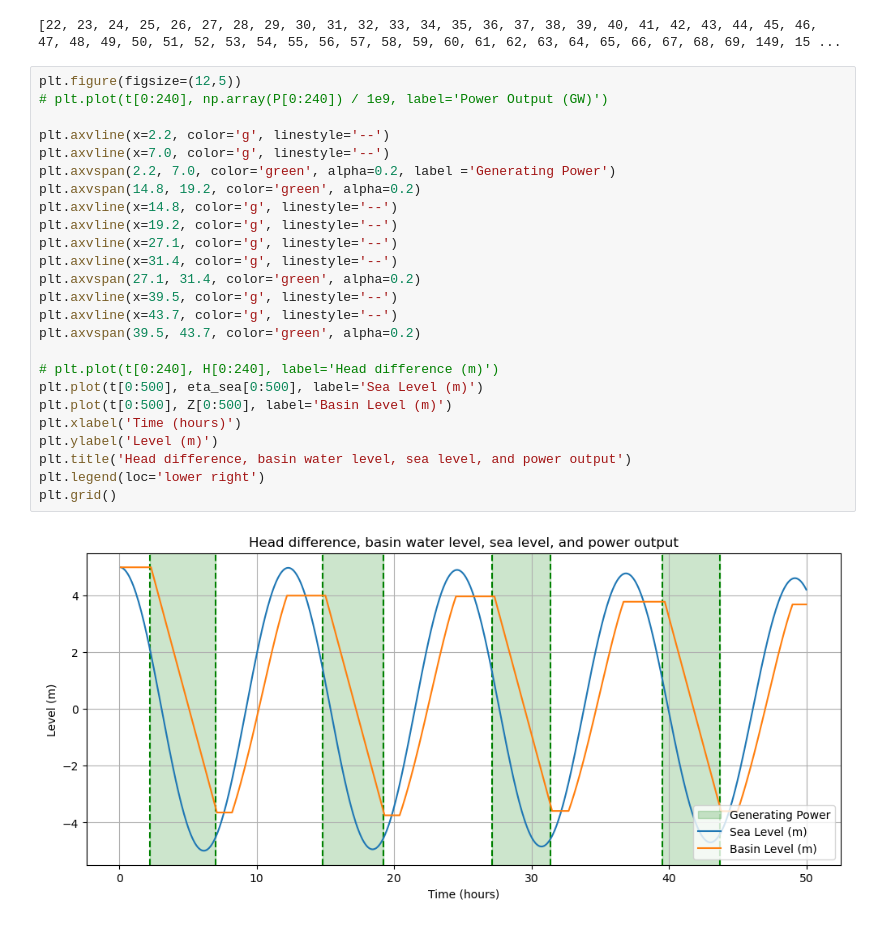
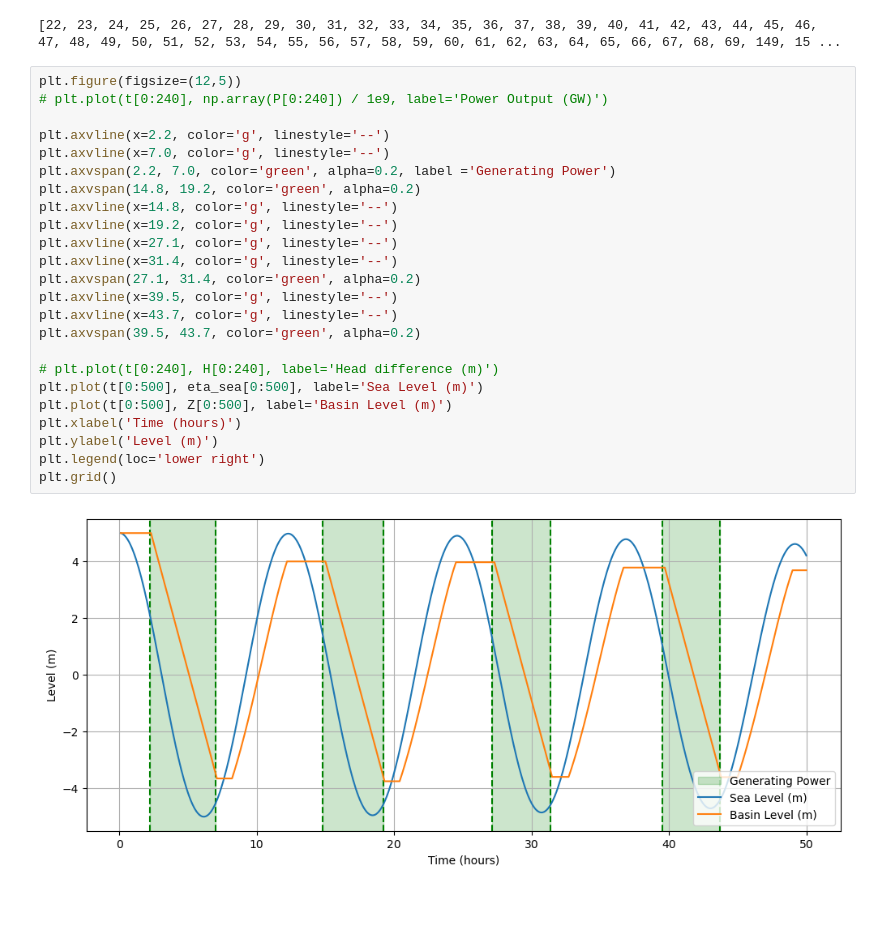
Before and after one commit to Aqdas-M/Offshore-Renewable-Technologies, a Jupyter notebook: Assignment 2/Assignment_2_Code.ipynb, the cells around one changed output. Saved outputs shown, nothing was run; the diff lists cells and outputs as text.

```diff
--- a/Assignment 2/Assignment_2_Code.ipynb
+++ b/Assignment 2/Assignment_2_Code.ipynb
@@ -197,28 +197,27 @@ print([i for i, val in enumerate(P) if val != 0])
 # %%
 plt.figure(figsize=(12,5))
 # plt.plot(t[0:240], np.array(P[0:240]) / 1e9, label='Power Output (GW)')
 
 plt.axvline(x=2.2, color='g', linestyle='--')
 plt.axvline(x=7.0, color='g', linestyle='--')
 plt.axvspan(2.2, 7.0, color='green', alpha=0.2, label ='Generating Power')
 plt.axvspan(14.8, 19.2, color='green', alpha=0.2)
 plt.axvline(x=14.8, color='g', linestyle='--')
 plt.axvline(x=19.2, color='g', linestyle='--')
 plt.axvline(x=27.1, color='g', linestyle='--')
 plt.axvline(x=31.4, color='g', linestyle='--')
 plt.axvspan(27.1, 31.4, color='green', alpha=0.2)
 plt.axvline(x=39.5, color='g', linestyle='--')
 plt.axvline(x=43.7, color='g', linestyle='--')
 plt.axvspan(39.5, 43.7, color='green', alpha=0.2)
 
 # plt.plot(t[0:240], H[0:240], label='Head difference (m)')
 plt.plot(t[0:500], eta_sea[0:500], label='Sea Level (m)')
 plt.plot(t[0:500], Z[0:500], label='Basin Level (m)')
 plt.xlabel('Time (hours)')
 plt.ylabel('Level (m)')
-plt.title('Head difference, basin water level, sea level, and power output')
 plt.legend(loc='lower right')
 plt.grid()
 # %% [output]
-[figure, old version]
+[figure, new version]
 # %%
```
Also changed, not shown: parts of 2 cells of this notebook, 1 other file.
